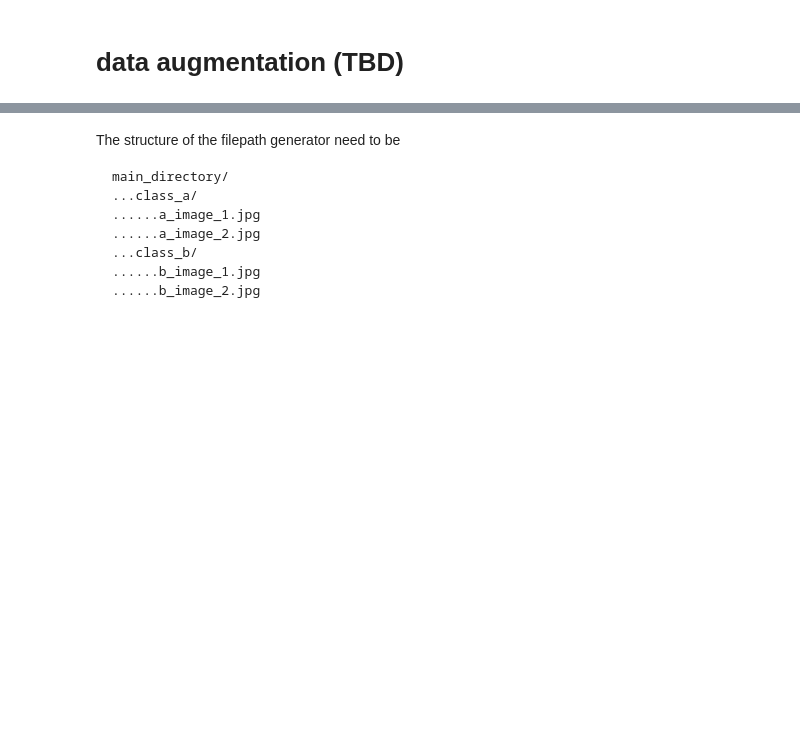
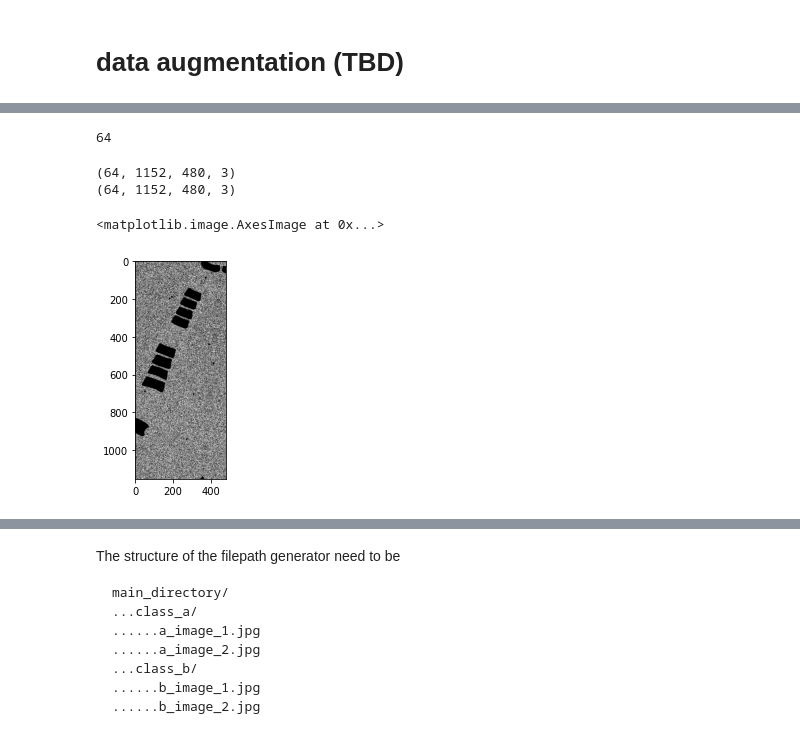
Before and after one commit to jefffang19/cv_hw, a Jupyter notebook: cvHW.ipynb, the cells around one changed output, grey strips where cells are left out. Saved outputs shown, nothing was run; the diff lists cells and outputs as text; code cells hidden in the pictures; blank space fills up the shorter version.

Commit message:
Add Data augmentation

```diff
--- a/cvHW.ipynb
+++ b/cvHW.ipynb
@@ -359,0 +383,14 @@ for i in range(len(x_train)):
+# %%
+# augmentation function
+def augment(aug, image, mask, num_aug):
+
+    aug_img = []
+    aug_mask = []
+
+    for i in range(num_aug):
+      augmented = aug(image=image, mask=mask)
+      #change the grayscale image back to 3 channels
+      aug_img.append(np.stack((augmented['image'],)*3,  axis=-1))
+      aug_mask.append(np.stack((augmented['mask'],)*3,  axis=-1))
+
+    return aug_img, aug_mask
@@ -359,0 +457,18 @@ for i in range(len(x_train)):
+# %%
+len(x_train_aug)
+# %% [output]
+64
+# %%
+x_train_aug = np.array(x_train_aug)
+y_train_aug = np.array(y_train_aug)
+# %%
+print(x_train_aug.shape)
+print(y_train_aug.shape)
+# %% [output]
+(64, 1152, 480, 3)
+(64, 1152, 480, 3)
+# %%
+plt.imshow(x_train_aug[0])
+# %% [output]
+<matplotlib.image.AxesImage at 0x...>
+[figure, added]
```
Also changed, not shown: parts of 11 cells of this notebook.
